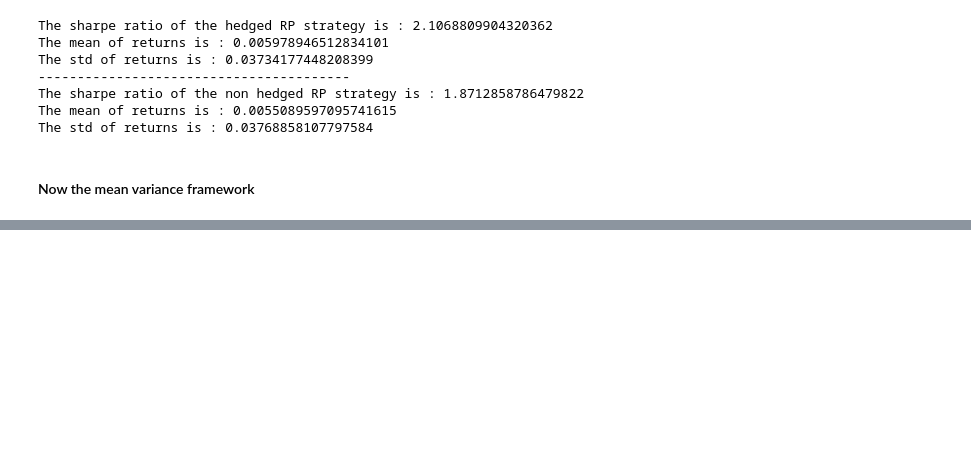
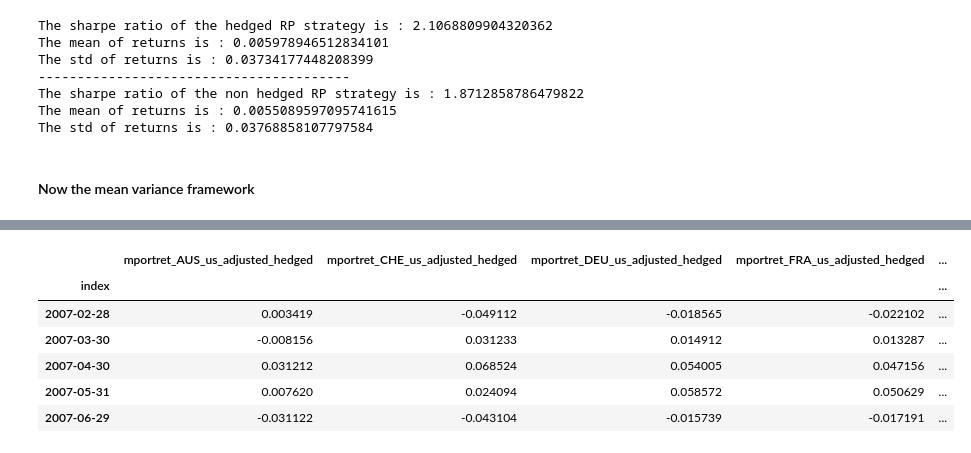
Before and after one commit to arthurdhonneur7/project_investments, a Jupyter notebook: part_3/exploration_arthur.ipynb, the cells around one changed output, grey strips where cells are left out. Drawn from its saved outputs; the diff is of its cells as text; code cells hidden in the pictures; blank space fills up the shorter version.

```diff
--- a/part_3/exploration_arthur.ipynb
+++ b/part_3/exploration_arthur.ipynb
@@ -407,0 +510,19 @@ The std of returns is : 0.03768858107797584
+# %%
+df_hedged_mv_weights = compute_mv_optimal_weights(mean_hedged, cov_hedged)
+df_non_hedged_mv_weights = compute_mv_optimal_weights(mean_non_hedged, cov_non_hedged)
+
+df_mv_hedged = pd.merge(df_mv_hedged.reset_index().rename(columns={'date':'index'}), df_hedged_mv_weights.shift(1).reset_index(), on='index', how='left').dropna()
+df_mv_hedged = df_mv_hedged.set_index('index')
+
+df_mv_non_hedged = pd.merge(df_mv_non_hedged.reset_index().rename(columns={'date':'index'}), df_non_hedged_mv_weights.shift(1).reset_index(), on='index', how='left').dropna()
+df_mv_non_hedged = df_mv_non_hedged.set_index('index')
+
+df_mv_hedged.head()
+# %% [output]
+|  | mportret_AUS_us_adjusted_hedged | mportret_CHE_us_adjusted_hedged | mportret_DEU_us_adjusted_hedged | mportret_FRA_us_adjusted_hedged | ... |
+| index |  |  |  |  | ... |
+| 2007-02-28 | 0.003419 | -0.049112 | -0.018565 | -0.022102 | ... |
+| 2007-03-30 | -0.008156 | 0.031233 | 0.014912 | 0.013287 | ... |
+| 2007-04-30 | 0.031212 | 0.068524 | 0.054005 | 0.047156 | ... |
+| 2007-05-31 | 0.007620 | 0.024094 | 0.058572 | 0.050629 | ... |
+| 2007-06-29 | -0.031122 | -0.043104 | -0.015739 | -0.017191 | ... |
```
Also changed, not shown: parts of 8 cells of this notebook.
